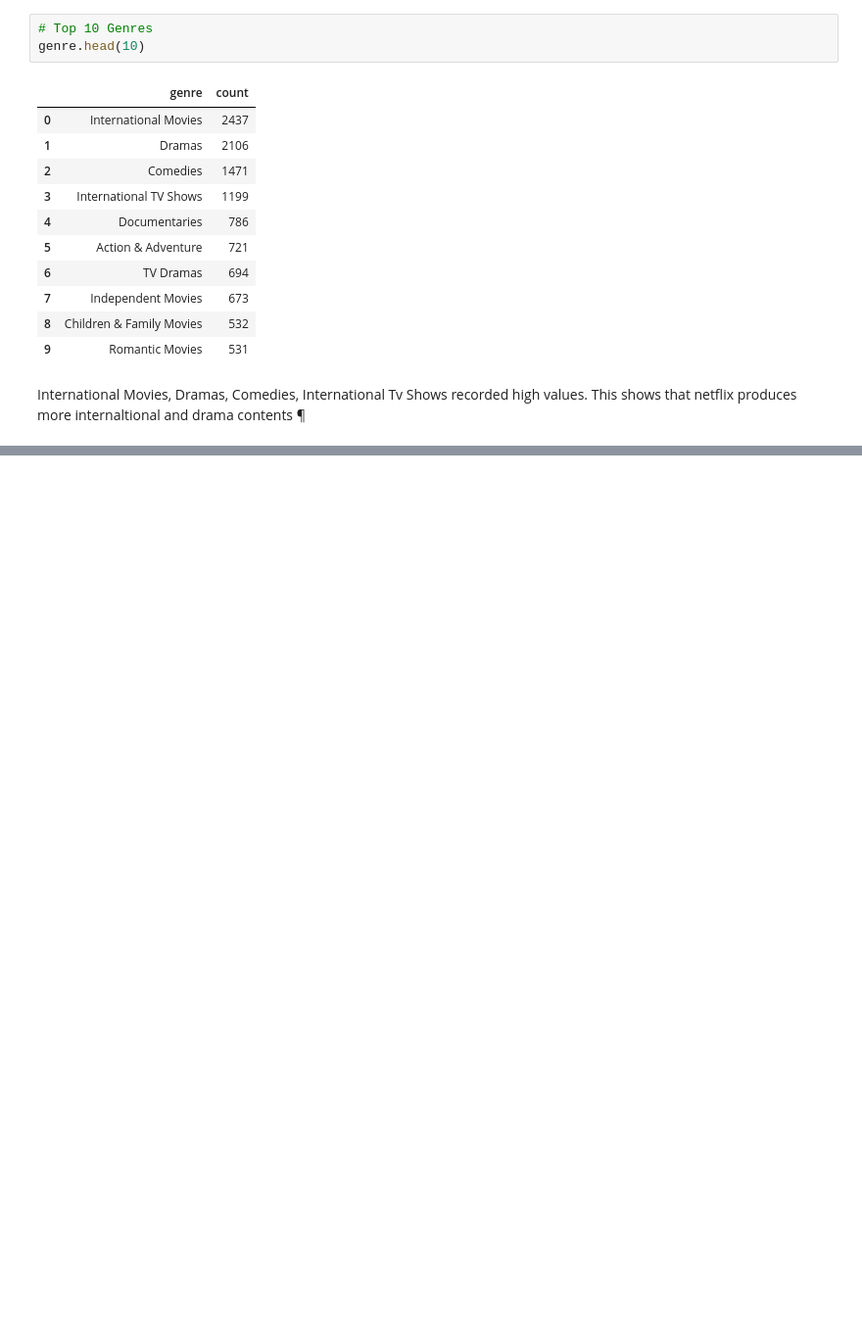
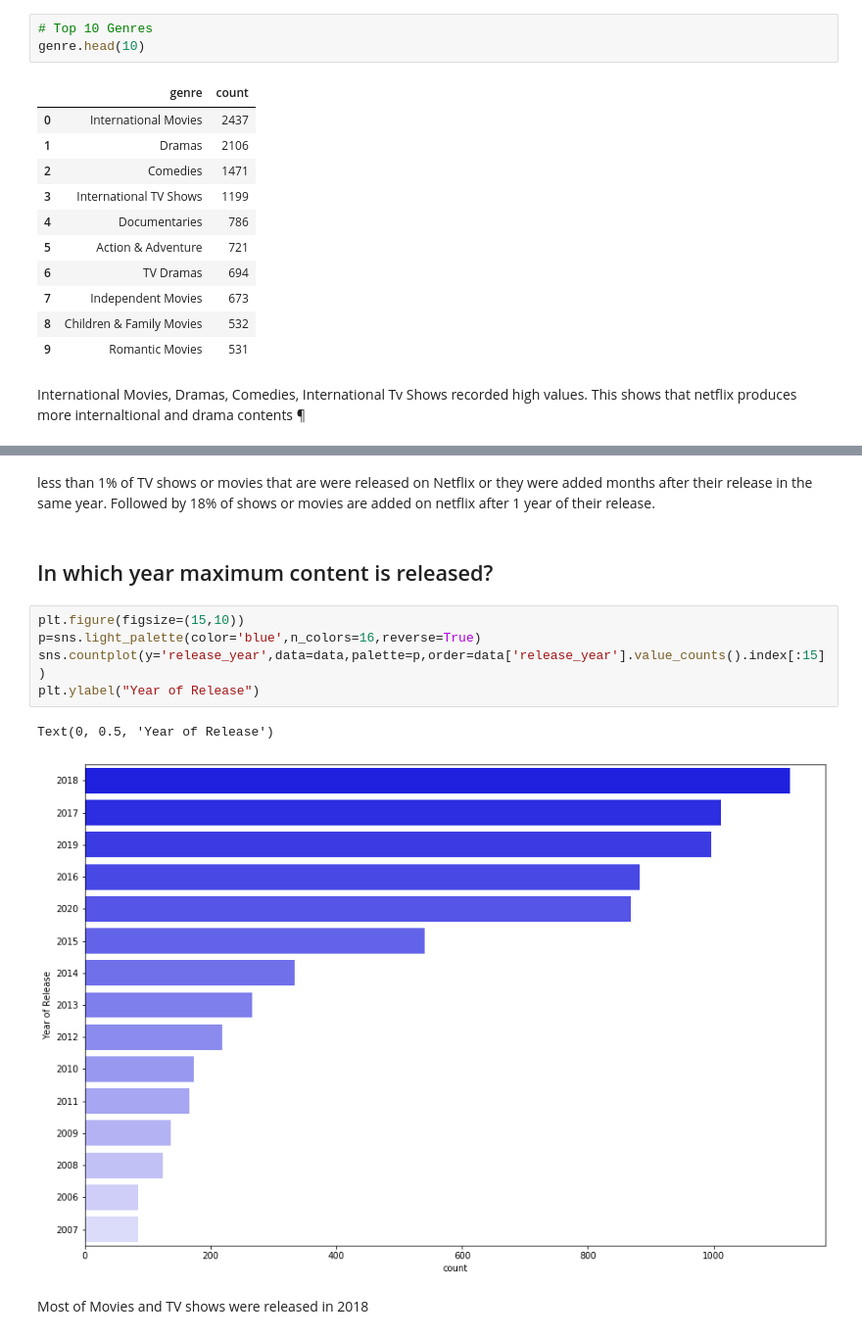
Before and after one commit to samwata/Netflix-content-analysis, a Jupyter notebook: Netflix_analysis_notebook.ipynb, the cells around one changed output, grey strips where cells are left out. Shown at 98% size. Cells and saved outputs as stored; diff of their text form; blank space fills up the shorter version.

```diff
--- a/Netflix_analysis_notebook.ipynb
+++ b/Netflix_analysis_notebook.ipynb
@@ -237,0 +375,15 @@ fig.show()
+# %% [markdown]
+less than 1% of TV shows or movies that are were released on Netflix or they were added months after their release in the same year.
+Followed by 18% of shows or movies are added on netflix after 1 year of their release.
+# %% [markdown]
+## In which year maximum content is released?
+# %%
+plt.figure(figsize=(15,10))
+p=sns.light_palette(color='blue',n_colors=16,reverse=True)
+sns.countplot(y='release_year',data=data,palette=p,order=data['release_year'].value_counts().index[:15])
+plt.ylabel("Year of Release")
+# %% [output]
+Text(0, 0.5, 'Year of Release')
+[figure, added]
+# %% [markdown]
+Most of Movies and TV shows were released in 2018
```
Also changed, not shown: parts of 10 cells of this notebook.
